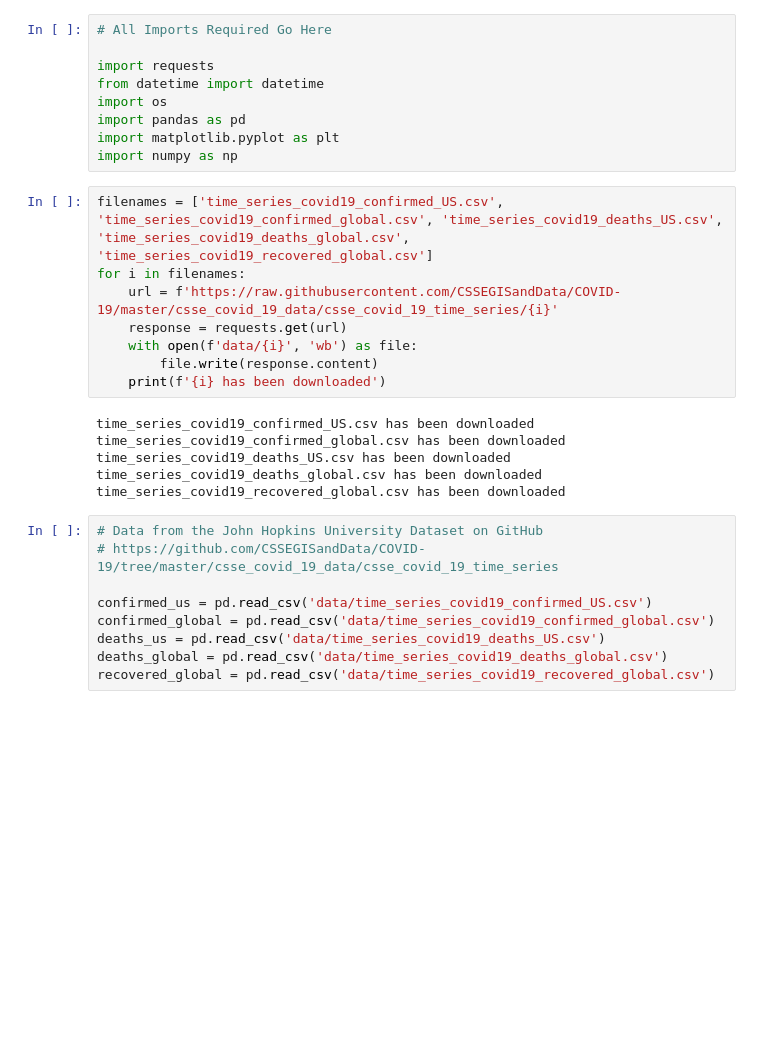
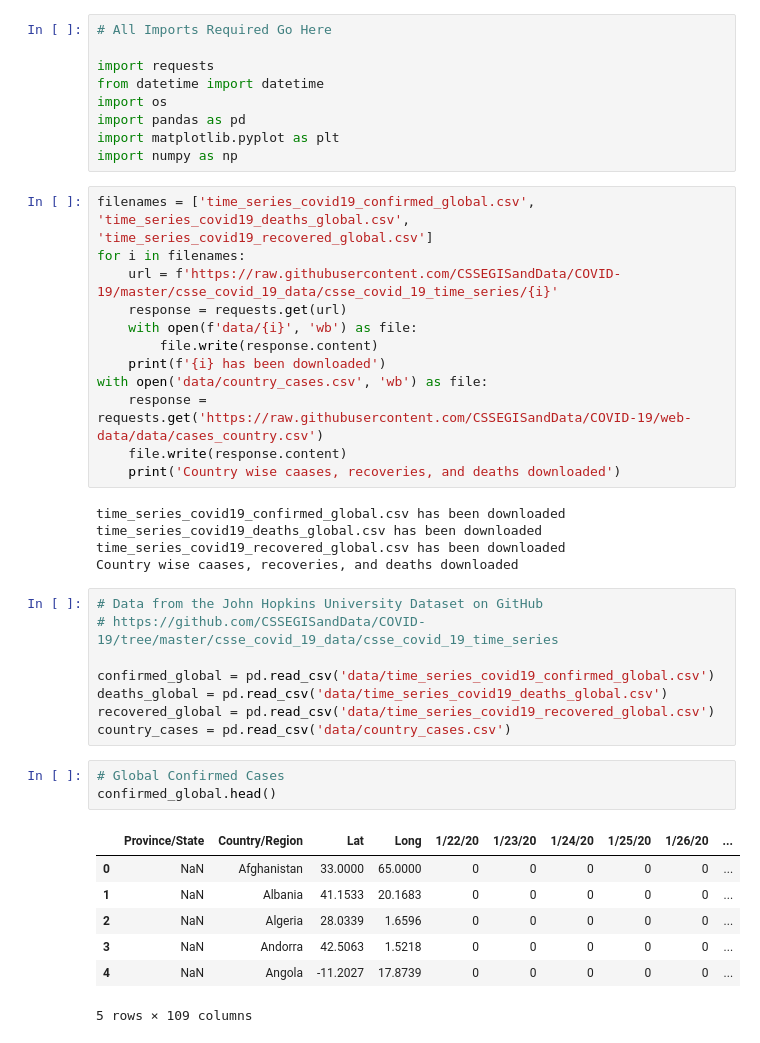
Before and after one commit to anandrajaram21/covidash, a Jupyter notebook: simple_data_exploration.ipynb, the cells around one changed output. Drawn from its saved outputs; the diff is of its cells as text; blank space fills up the shorter version.

```diff
--- a/simple_data_exploration.ipynb
+++ b/simple_data_exploration.ipynb
@@ -8,25 +8,38 @@ import pandas as pd
 import matplotlib.pyplot as plt
 import numpy as np
 # %%
-filenames = ['time_series_covid19_confirmed_US.csv', 'time_series_covid19_confirmed_global.csv', 'time_series_covid19_deaths_US.csv', 'time_series_covid19_deaths_global.csv', 'time_series_covid19_recovered_global.csv']
+filenames = ['time_series_covid19_confirmed_global.csv', 'time_series_covid19_deaths_global.csv', 'time_series_covid19_recovered_global.csv']
 for i in filenames:
     url = f'https://raw.githubusercontent.com/CSSEGISandData/COVID-19/master/csse_covid_19_data/csse_covid_19_time_series/{i}'
     response = requests.get(url)
     with open(f'data/{i}', 'wb') as file:
         file.write(response.content)
     print(f'{i} has been downloaded')
+with open('data/country_cases.csv', 'wb') as file:
+    response = requests.get('https://raw.githubusercontent.com/CSSEGISandData/COVID-19/web-data/data/cases_country.csv')
+    file.write(response.content)
+    print('Country wise caases, recoveries, and deaths downloaded')
 # %% [output]
-time_series_covid19_confirmed_US.csv has been downloaded
 time_series_covid19_confirmed_global.csv has been downloaded
-time_series_covid19_deaths_US.csv has been downloaded
 time_series_covid19_deaths_global.csv has been downloaded
 time_series_covid19_recovered_global.csv has been downloaded
+Country wise caases, recoveries, and deaths downloaded
 # %%
 # Data from the John Hopkins University Dataset on GitHub
 # https://github.com/CSSEGISandData/COVID-19/tree/master/csse_covid_19_data/csse_covid_19_time_series
 
-confirmed_us = pd.read_csv('data/time_series_covid19_confirmed_US.csv')
 confirmed_global = pd.read_csv('data/time_series_covid19_confirmed_global.csv')
-deaths_us = pd.read_csv('data/time_series_covid19_deaths_US.csv')
 deaths_global = pd.read_csv('data/time_series_covid19_deaths_global.csv')
 recovered_global = pd.read_csv('data/time_series_covid19_recovered_global.csv')
+country_cases = pd.read_csv('data/country_cases.csv')
+# %%
+# Global Confirmed Cases
+confirmed_global.head()
+# %% [output]
+|  | Province/State | Country/Region | Lat | Long | 1/22/20 | 1/23/20 | 1/24/20 | 1/25/20 | 1/26/20 | ... |
+| 0 | NaN | Afghanistan | 33.0000 | 65.0000 | 0 | 0 | 0 | 0 | 0 | ... |
+| 1 | NaN | Albania | 41.1533 | 20.1683 | 0 | 0 | 0 | 0 | 0 | ... |
+| 2 | NaN | Algeria | 28.0339 | 1.6596 | 0 | 0 | 0 | 0 | 0 | ... |
+| 3 | NaN | Andorra | 42.5063 | 1.5218 | 0 | 0 | 0 | 0 | 0 | ... |
+| 4 | NaN | Angola | -11.2027 | 17.8739 | 0 | 0 | 0 | 0 | 0 | ... |
+5 rows × 109 columns
```
Also changed, not shown: parts of 5 cells of this notebook, 4 other files.
